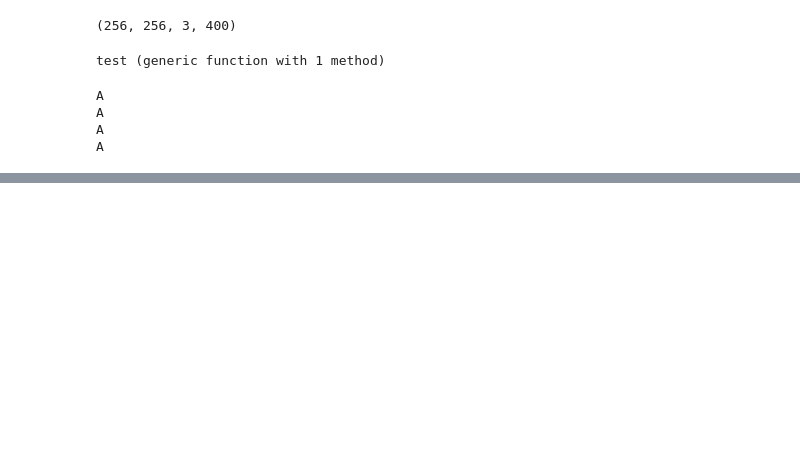
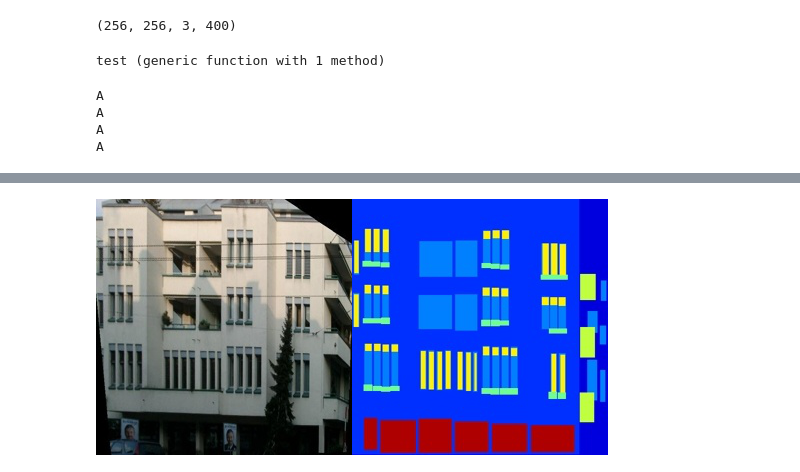
Before and after one commit to shreyas-kowshik/pix2pix.jl, a Jupyter notebook: src/Untitled.ipynb, the cells around one changed output, grey strips where cells are left out. Cells and saved outputs as stored; diff of their text form; code cells hidden in the pictures; blank space fills up the shorter version.

```diff
--- a/src/Untitled.ipynb
+++ b/src/Untitled.ipynb
@@ -101,0 +111,4 @@ A
+# %%
+img = load("../data/train/1.jpg")
+# %% [output]
+[figure, added]
```
Also changed, not shown: parts of 16 cells of this notebook, 4 other files.
